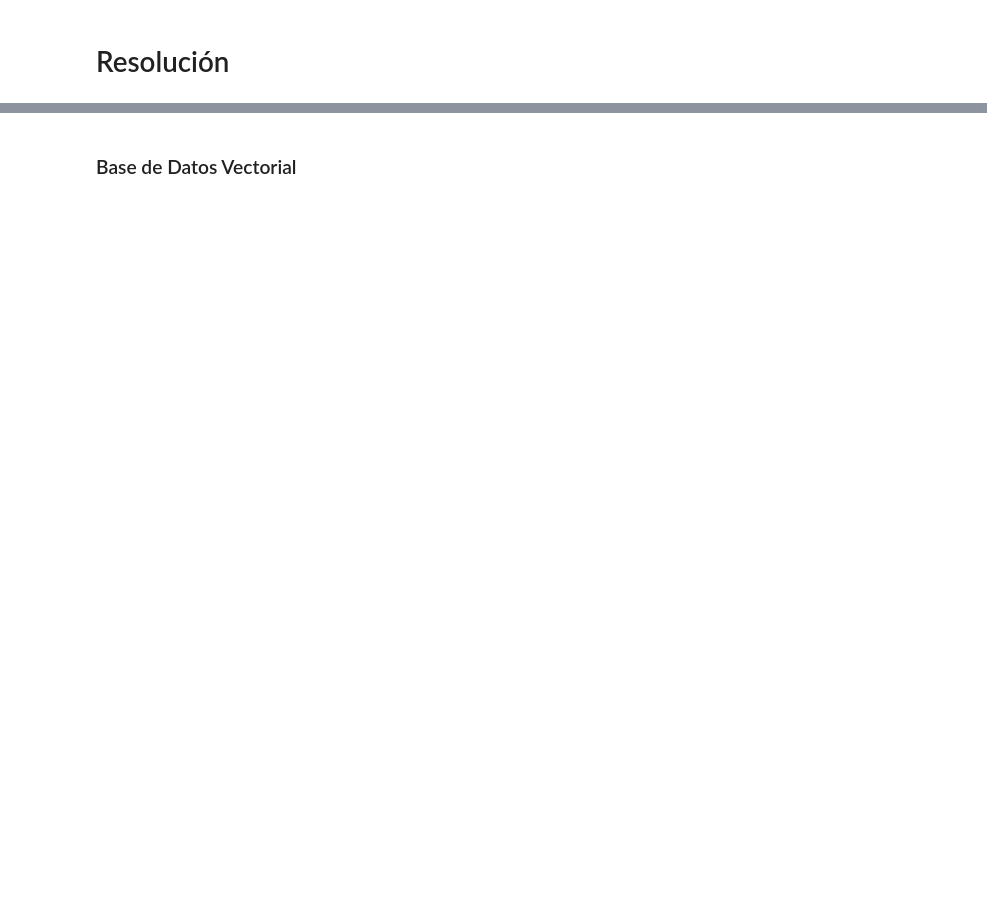
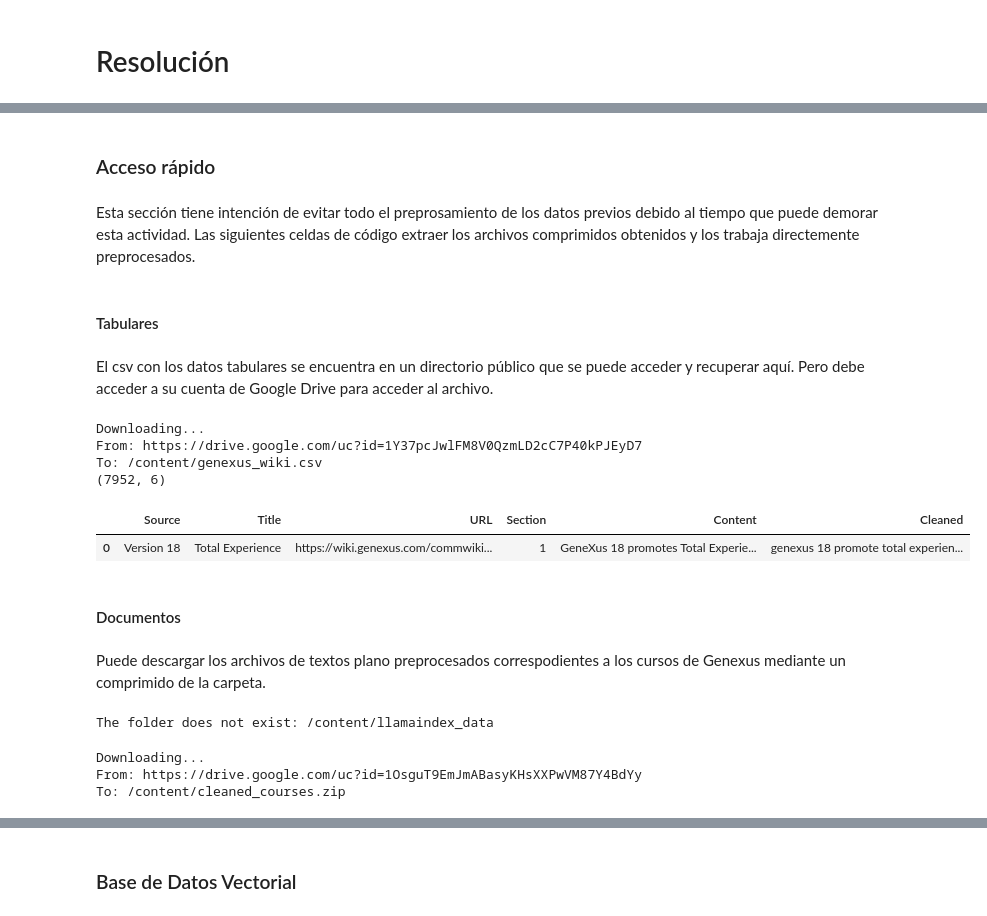
Before and after one commit to Shannon-21/Genexus_Chatbot, a Jupyter notebook: ChatbotGenexus.ipynb, the cells around one changed output, grey strips where cells are left out. Saved outputs shown, nothing was run; the diff lists cells and outputs as text; code cells hidden in the pictures; blank space fills up the shorter version.

```diff
--- a/ChatbotGenexus.ipynb
+++ b/ChatbotGenexus.ipynb
@@ -189,0 +869,54 @@ df_menu.to_csv('genexus-wiki.csv')
+# %% [markdown]
+### Acceso rápido
+# %% [markdown]
+Esta sección tiene intención de evitar todo el preprosamiento de los datos previos debido al tiempo que puede demorar esta actividad. Las siguientes celdas de código extraer los archivos comprimidos obtenidos y los trabaja directemente preprocesados.
+# %% [markdown]
+#### Tabulares
+# %% [markdown]
+El csv con los datos tabulares se encuentra en un directorio público que se puede acceder y recuperar aquí. Pero debe acceder a su cuenta de Google Drive para acceder al archivo.
+# %%
+file_id = '1Y37pcJwlFM8V0QzmLD2cC7P40kPJEyD7'
+!gdown --id $file_id
+
+result_dataframe = pd.read_csv('genexus_wiki.csv')
+result_dataframe = result_dataframe.loc[:, result_dataframe.columns != 'Unnamed: 0']
+result_dataframe = result_dataframe.loc[:, result_dataframe.columns != 'Unnamed: 0.1']
+
+print(result_dataframe.shape)
+result_dataframe.head(1)
+# %% [output]
+Downloading...
+From: https://drive.google.com/uc?id=1Y37pcJwlFM8V0QzmLD2cC7P40kPJEyD7
+To: /content/genexus_wiki.csv
+(7952, 6)
+|  | Source | Title | URL | Section | Content | Cleaned |
+| 0 | Version 18 | Total Experience | https://wiki.genexus.com/commwiki... | 1 | GeneXus 18 promotes Total Experie... | genexus 18 promote total experien... |
+# %% [markdown]
+#### Documentos
+# %% [markdown]
+Puede descargar los archivos de textos plano preprocesados correspodientes a los cursos de Genexus mediante un comprimido de la carpeta.
+# %%
+# por si ya existe el directorio
+def delete_folder_contents_and_itself(folder_path):
+    if os.path.exists(folder_path):
+        shutil.rmtree(folder_path)
+        print(f'Successfully deleted the folder and all its contents: {folder_path}')
+    else:
+        print(f'The folder does not exist: {folder_path}')
+
+folder_path = '/content/llamaindex_data'
+delete_folder_contents_and_itself(folder_path)
+# %% [output]
+The folder does not exist: /content/llamaindex_data
+# %%
+# descargar el comprimido con los documentos
+zip_file_id = '1OsguT9EmJmABasyKHsXXPwVM87Y4BdYy'
+!gdown --id $zip_file_id
+
+folder_name = 'llamaindex_data'
+if not os.path.exists(folder_name):
+    os.makedirs(folder_name)
+# %% [output]
+Downloading...
+From: https://drive.google.com/uc?id=1OsguT9EmJmABasyKHsXXPwVM87Y4BdYy
+To: /content/cleaned_courses.zip
```
Also changed, not shown: parts of 207 cells of this notebook.
